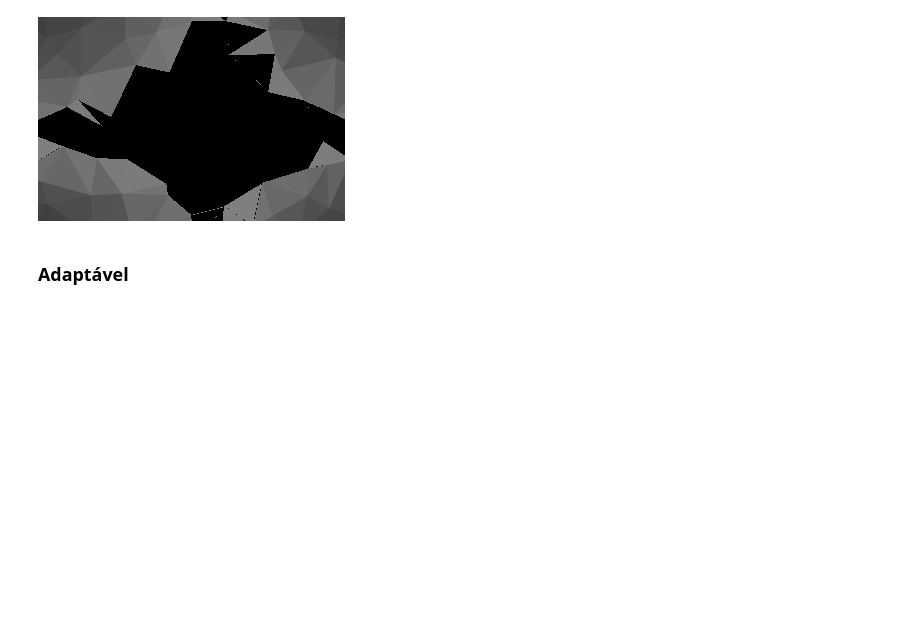
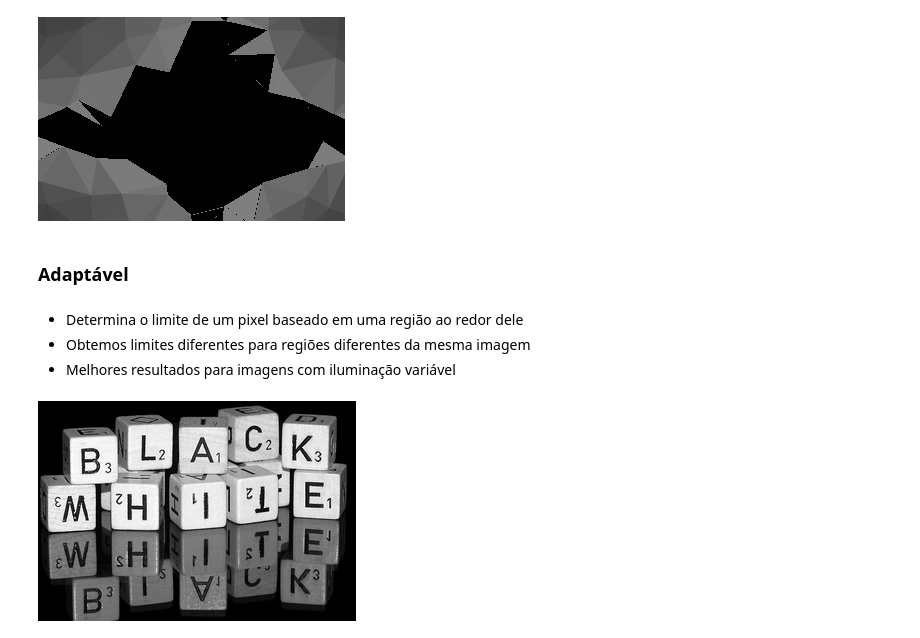
Before and after one commit to svhenrique/pi-opencv-basic, a Jupyter notebook: Untitled0.ipynb, the cells around one changed output. Drawn from its saved outputs; the diff is of its cells as text; code cells hidden in the pictures; blank space fills up the shorter version.

```diff
--- a/Untitled0.ipynb
+++ b/Untitled0.ipynb
@@ -326,3 +312,14 @@ cv2_imshow(thresh5)
 [figure]
 # %% [markdown]
 ### Adaptável
+# %% [markdown]
+*    Determina o limite de um pixel baseado em uma região ao redor dele
+*    Obtemos limites diferentes para regiões diferentes da mesma imagem
+*    Melhores resultados para imagens com iluminação variável
+# %%
+# carregando imagem para Limiarização Adaptável
+dices = cv2.imread(image_path + 'bw.png')
+dices = cv2.cvtColor(dices, cv2.COLOR_BGR2GRAY)
+cv2_imshow(dices)
+# %% [output]
+[figure, added]
```
Also changed, not shown: parts of 17 cells of this notebook.
